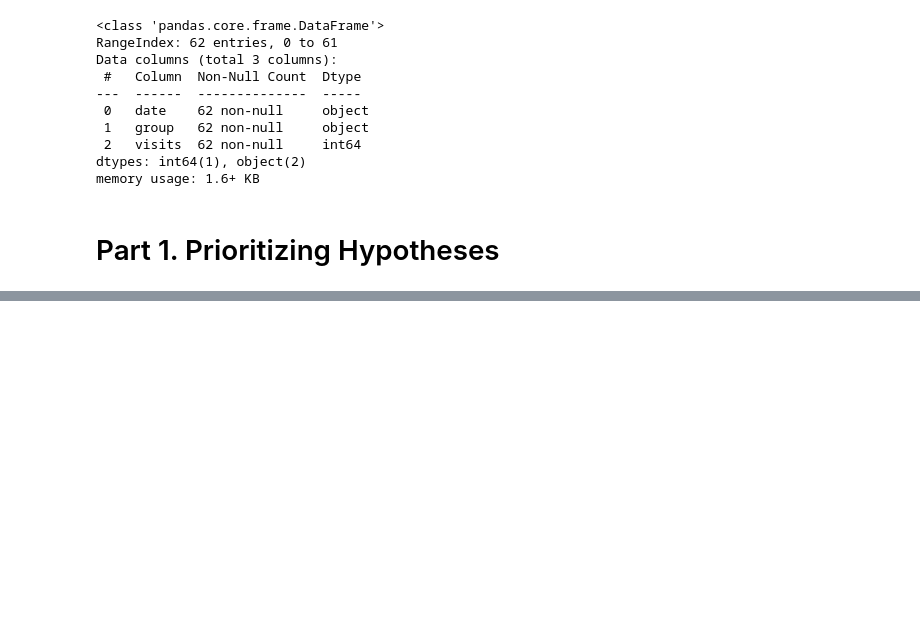
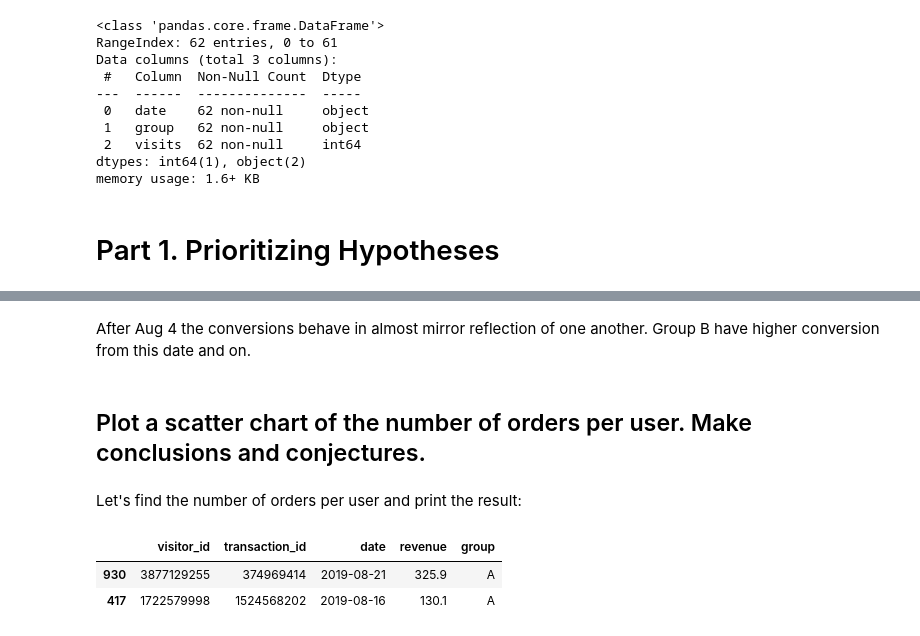
Before and after one commit to nirgalili/making_business_decisions_based_on_data_project, a Jupyter notebook: nir_galili_project_v.1.ipynb, the cells around one changed output, grey strips where cells are left out. Drawn from its saved outputs; the diff is of its cells as text; code cells hidden in the pictures; blank space fills up the shorter version.

```diff
--- a/nir_galili_project_v.1.ipynb
+++ b/nir_galili_project_v.1.ipynb
@@ -273,0 +461,12 @@ visits['date'] = visits['date'].map(lambda x: dt.datetime.strptime(x, '%Y-%m-%d'
+# %% [markdown]
+After Aug 4 the conversions behave in almost mirror reflection of one another. Group B have higher conversion from this date and on.
+# %% [markdown]
+## Plot a scatter chart of the number of orders per user. Make conclusions and conjectures.
+# %% [markdown]
+Let's find the number of orders per user and print the result:
+# %%
+orders.sample(2)
+# %% [output]
+|  | visitor_id | transaction_id | date | revenue | group |
+| 930 | 3877129255 | 374969414 | 2019-08-21 | 325.9 | A |
+| 417 | 1722579998 | 1524568202 | 2019-08-16 | 130.1 | A |
```
Also changed, not shown: parts of 46 cells of this notebook.
